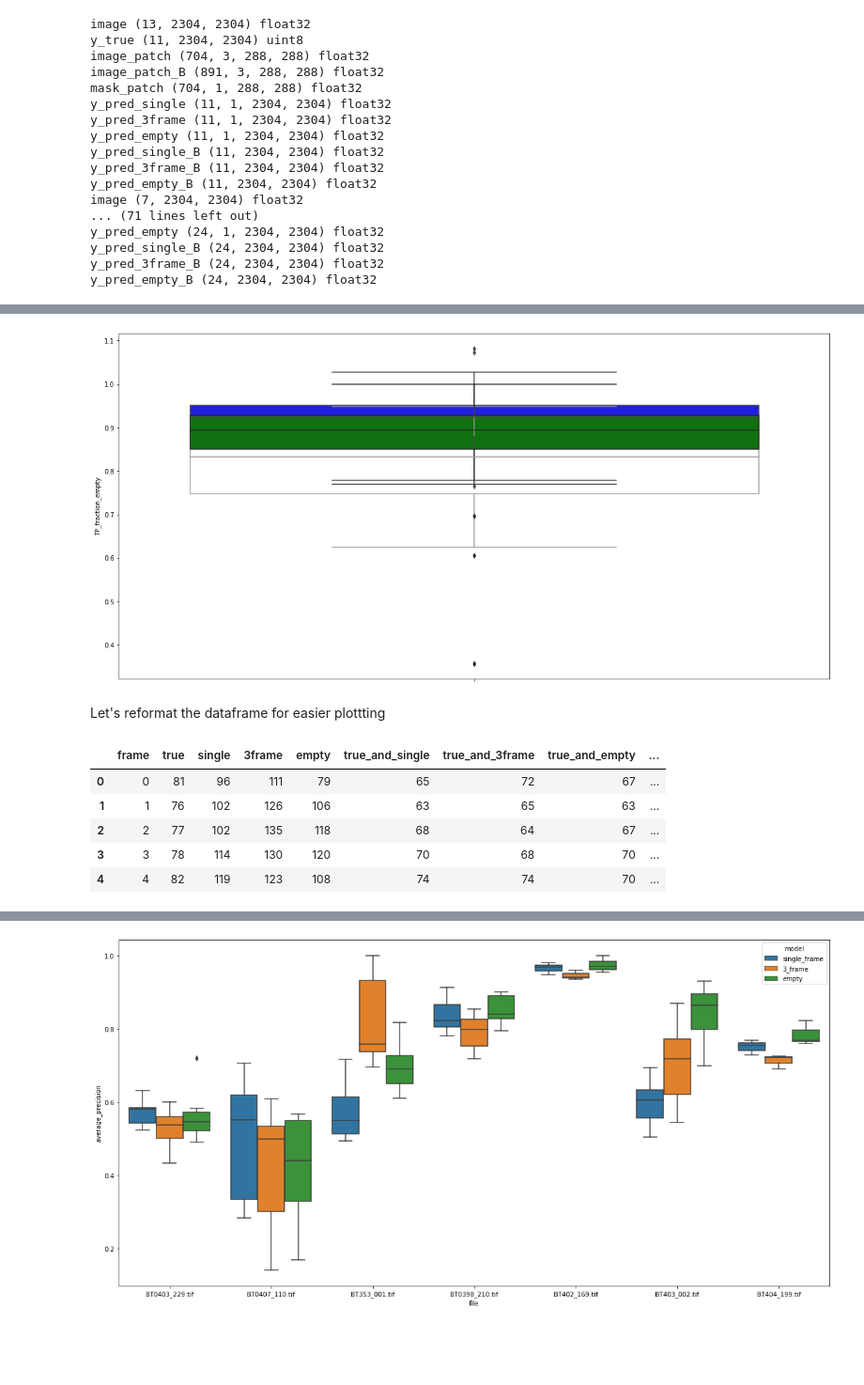
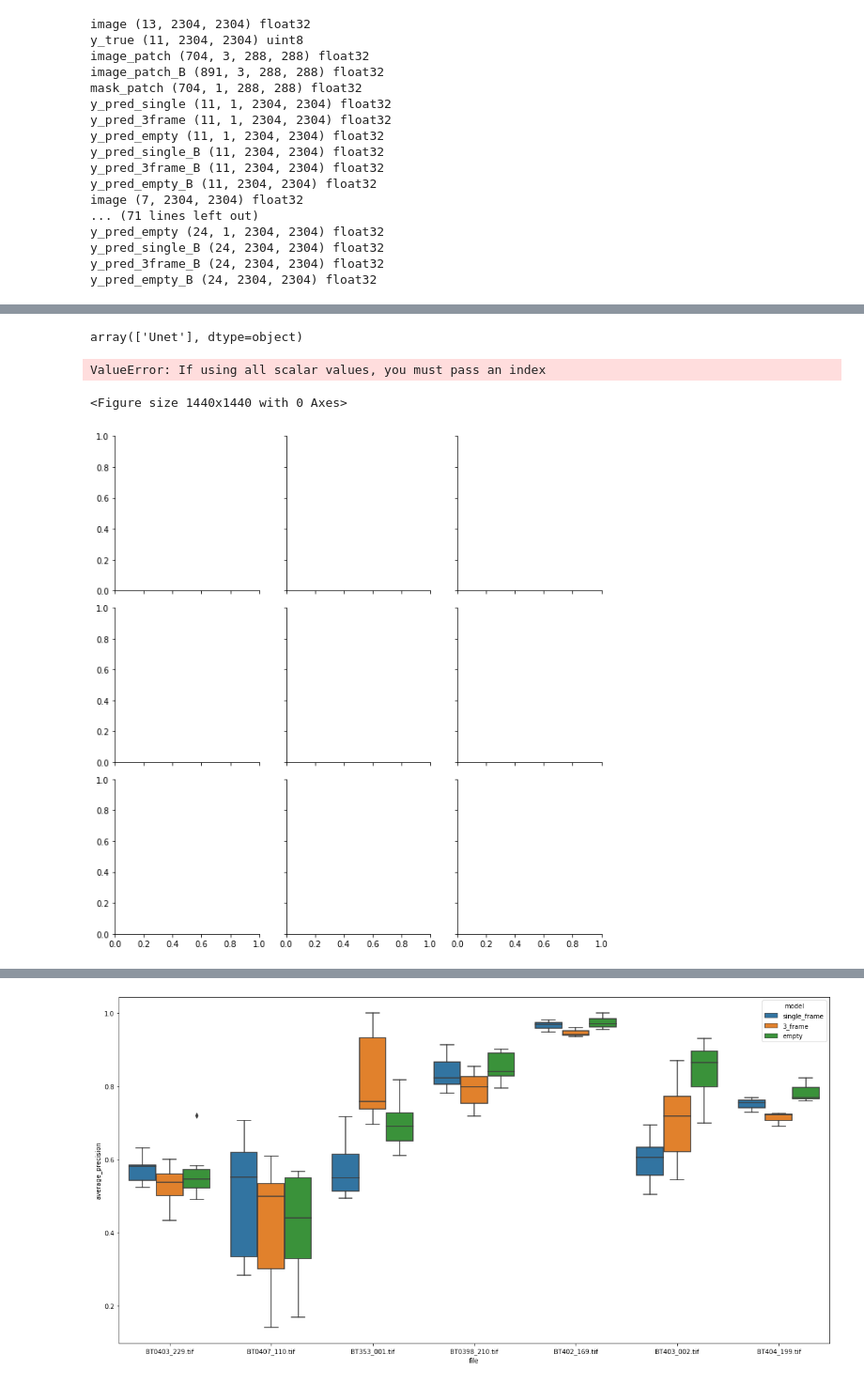
Before and after one commit to Oftatkofta/BactUnet, a Jupyter notebook: network_and_patching_compare_inference_and_count.ipynb, the cells around one changed output, grey strips where cells are left out. Shown: that part at 94% size. Drawn from its saved outputs; the diff is of its cells as text; code cells hidden in the pictures; blank space fills up the shorter version.

```diff
--- a/network_and_patching_compare_inference_and_count.ipynb
+++ b/network_and_patching_compare_inference_and_count.ipynb
@@ -557,46 +528,15 @@ g2 = sns.boxplot(data=count_df, x='file', y='FP_fraction_empty', color='green')
-# %%
-plt.figure(figsize=(20,10))
-g1 = sns.boxplot(data=count_df, y='TP_fraction_single', color='white')
-g1 = sns.boxplot(data=count_df, y='TP_fraction_3frame', color='blue')
-g1 = sns.boxplot(data=count_df, y='TP_fraction_empty', color='green')
-# %% [output]
-[figure, removed]
-# %% [markdown]
-Let's reformat the dataframe for easier plottting
 # %%
-count_df.head()
+import seaborn as sns
+
+data_df
 # %% [output]
-|  | frame | true | single | 3frame | empty | true_and_single | true_and_3frame | true_and_empty | ... |
-| 0 | 0 | 81 | 96 | 111 | 79 | 65 | 72 | 67 | ... |
-| 1 | 1 | 76 | 102 | 126 | 106 | 63 | 65 | 63 | ... |
-| 2 | 2 | 77 | 102 | 135 | 118 | 68 | 64 | 67 | ... |
-| 3 | 3 | 78 | 114 | 130 | 120 | 70 | 68 | 70 | ... |
-| 4 | 4 | 82 | 119 | 123 | 108 | 74 | 74 | 70 | ... |
+array(['Unet'], dtype=object)
 # %%
-single = count_df.filter(items=['file', 'frame'])
-single['model'] = 'single_frame'
-single['TP'] = count_df['true_and_single']
-single['FN'] = count_df['true']-count_df['true_and_single']
-single['FP'] = count_df['single']-count_df['true_and_single']
-
-multi = count_df.filter(items=['file', 'frame'])
-multi['model'] = '3_frame'
-multi['TP'] = count_df['true_and_3frame']
-multi['FN'] = count_df['true']-count_df['true_and_3frame']
-multi['FP'] = count_df['3frame']-count_df['true_and_3frame']
-
-empty = count_df.filter(items=['file', 'frame'])
-empty['model'] = 'empty'
-empty['TP'] = count_df['true_and_empty']
-empty['FN'] = count_df['true']-count_df['true_and_empty']
-empty['FP'] = count_df['empty']-count_df['true_and_empty']
-
-tp_df = pd.concat([single, multi, empty], ignore_index=True)
-
-tp_df['precision'] = tp_df['TP']/(tp_df['TP']+tp_df['FP'])
-tp_df['recall'] = tp_df['TP']/(tp_df['TP']+tp_df['FN'])
-tp_df['average_precision'] = tp_df['TP']/(tp_df['TP']+tp_df['FP']+tp_df['FN'])
-
-tp_df.head()
-tp_df.to_csv('single_3frame_empty_count.csv')
+plt.figure(figsize=(20,20))
+g = sns.FacetGrid(data_df, col='network',  row='mask_type')
+g.map(sns.scatterplot, x=frame, y=average_precision)
+# %% [output]
+ValueError: If using all scalar values, you must pass an index
+<Figure size 1440x1440 with 0 Axes>
+[figure, added]
 # %%
```
Also changed, not shown: parts of 7 cells of this notebook, 1 other file.
